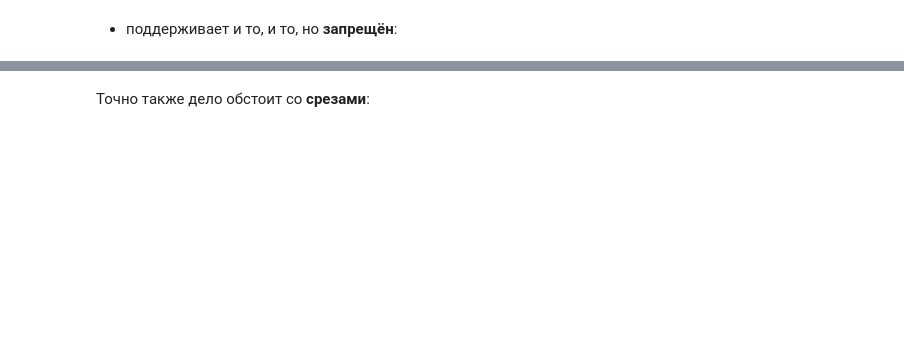
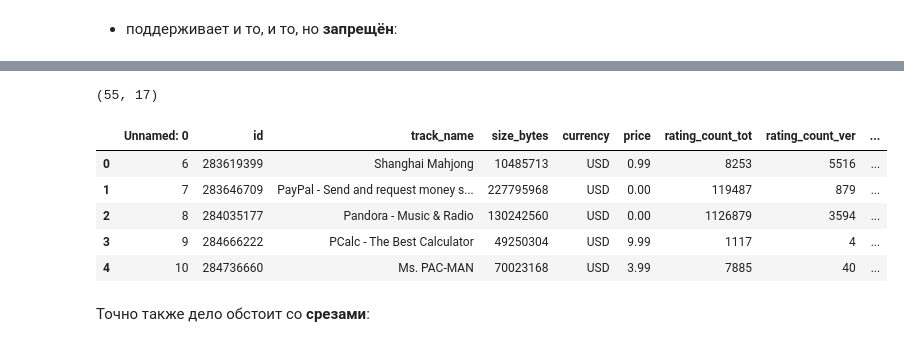
Before and after one commit to Zhas1ke/Astana_Hub_Python_Lesson, a Jupyter notebook: 3_pandas/[seminar]pandas.ipynb, the cells around one changed output, grey strips where cells are left out. Drawn from its saved outputs; the diff is of its cells as text; code cells hidden in the pictures; blank space fills up the shorter version.

```diff
--- a/3_pandas/[seminar]pandas.ipynb
+++ b/3_pandas/[seminar]pandas.ipynb
@@ -104,3 +237,21 @@ data.ix[[0,1,2], [2, 1]]
+# %%
+data_1 = data[:10]
+data_2 = data[5:50]
+# data_2
+data_3 = pd.concat([data_1, data_2])
+data_3.shape
+# %% [output]
+(55, 17)
+# %%
+data_4 = pd.merge(data_1, data_2)
+data_4
+# %% [output]
+|  | Unnamed: 0 | id | track_name | size_bytes | currency | price | rating_count_tot | rating_count_ver | ... |
+| 0 | 6 | 283619399 | Shanghai Mahjong | 10485713 | USD | 0.99 | 8253 | 5516 | ... |
+| 1 | 7 | 283646709 | PayPal - Send and request money s... | 227795968 | USD | 0.00 | 119487 | 879 | ... |
+| 2 | 8 | 284035177 | Pandora - Music & Radio | 130242560 | USD | 0.00 | 1126879 | 3594 | ... |
+| 3 | 9 | 284666222 | PCalc - The Best Calculator | 49250304 | USD | 9.99 | 1117 | 4 | ... |
+| 4 | 10 | 284736660 | Ms. PAC-MAN | 70023168 | USD | 3.99 | 7885 | 40 | ... |
 # %% [markdown]
 Точно также дело обстоит со **срезами**:
 # %%
```
Also changed, not shown: parts of 29 cells of this notebook, 9 other files.
